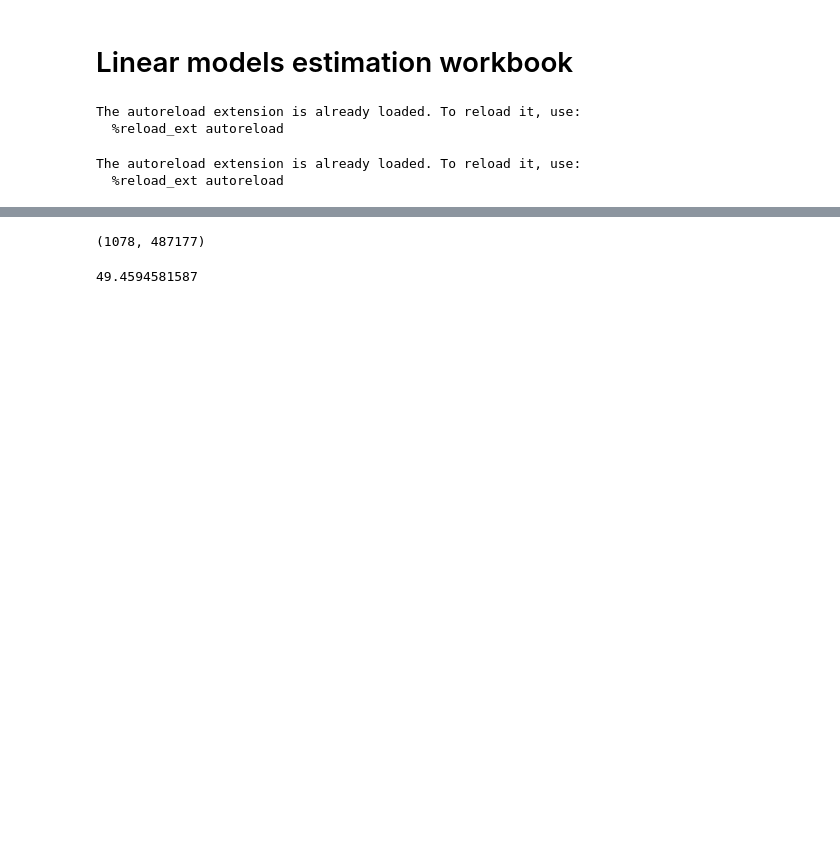
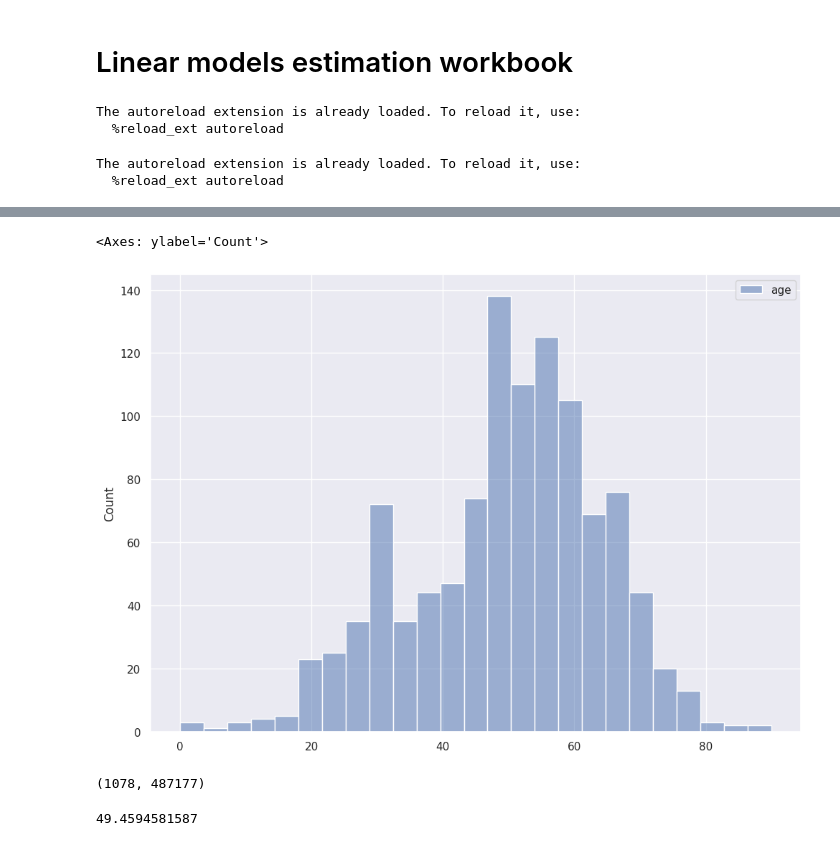
Before and after one commit to ComputationalAgingLab/ComputAge, a Jupyter notebook: lin_models_estimation.ipynb, the cells around one changed output, grey strips where cells are left out. Drawn from its saved outputs; the diff is of its cells as text; code cells hidden in the pictures; blank space fills up the shorter version.

Commit message:
figures

```diff
--- a/lin_models_estimation.ipynb
+++ b/lin_models_estimation.ipynb
@@ -67,3 +79,8 @@ y = y.dropna()
+# %%
+sns.histplot(y)
+# %% [output]
+<Axes: ylabel='Count'>
+[figure, added]
 # %%
 data.shape
 # %% [output]
```
Also changed, not shown: parts of 1 cell of this notebook.
